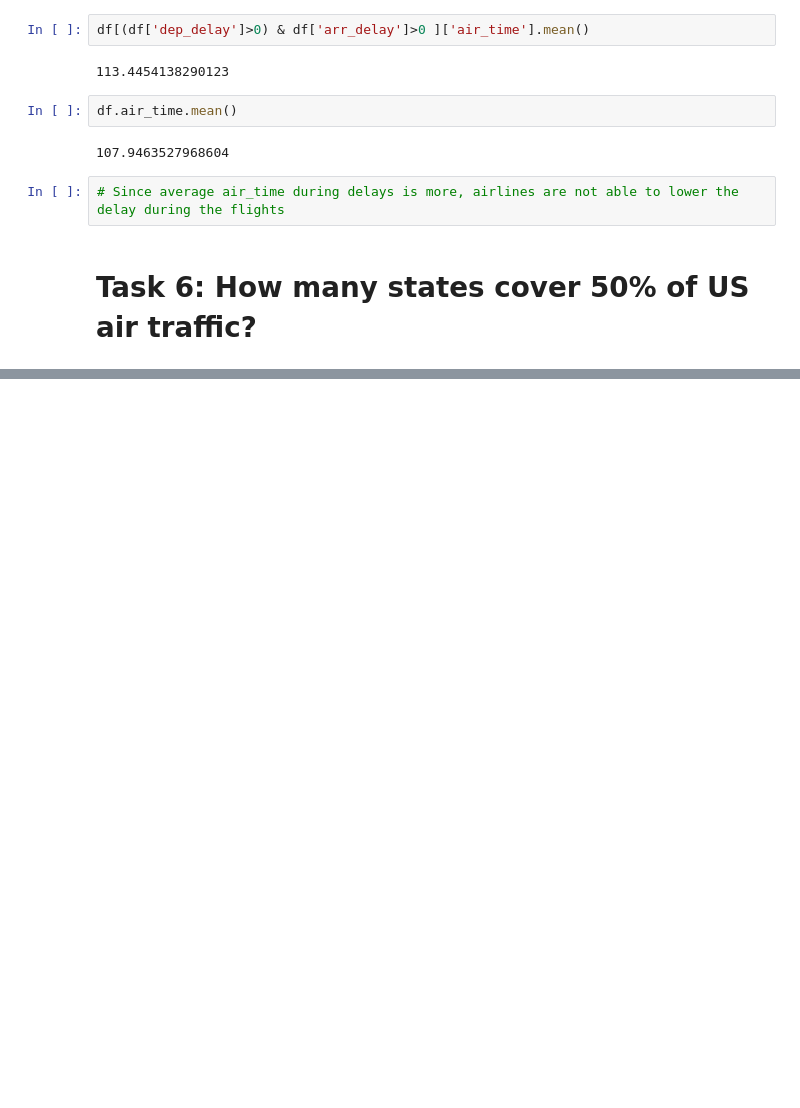
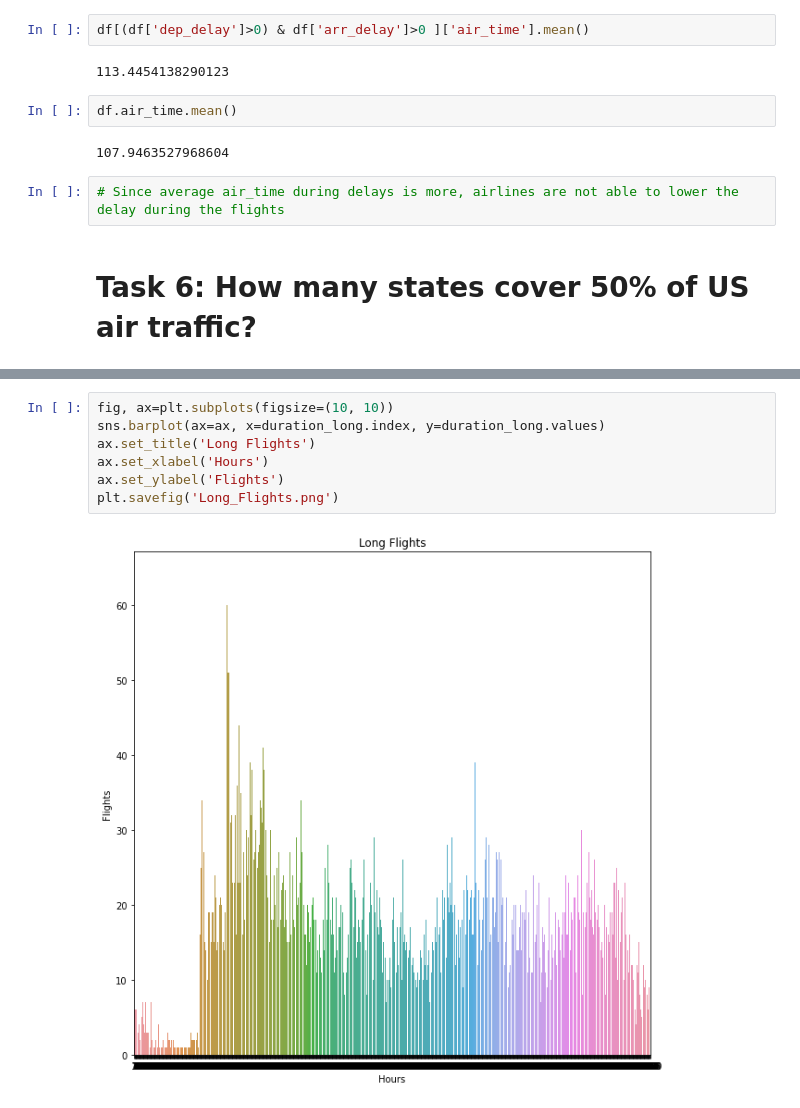
Before and after one commit to ChunkeyMunkey/SL-Flight-Delay, a Jupyter notebook: data_exploration.ipynb, the cells around one changed output, grey strips where cells are left out. Cells and saved outputs as stored; diff of their text form; blank space fills up the shorter version.

```diff
--- a/data_exploration.ipynb
+++ b/data_exploration.ipynb
@@ -130,0 +204,9 @@ array(['Raleigh/Durham, NC', 'Denver, CO', 'Philadelphia, PA',
+# %%
+fig, ax=plt.subplots(figsize=(10, 10))
+sns.barplot(ax=ax, x=duration_long.index, y=duration_long.values)
+ax.set_title('Long Flights')
+ax.set_xlabel('Hours')
+ax.set_ylabel('Flights')
+plt.savefig('Long_Flights.png')
+# %% [output]
+[figure, added]
```
Also changed, not shown: parts of 29 cells of this notebook.
